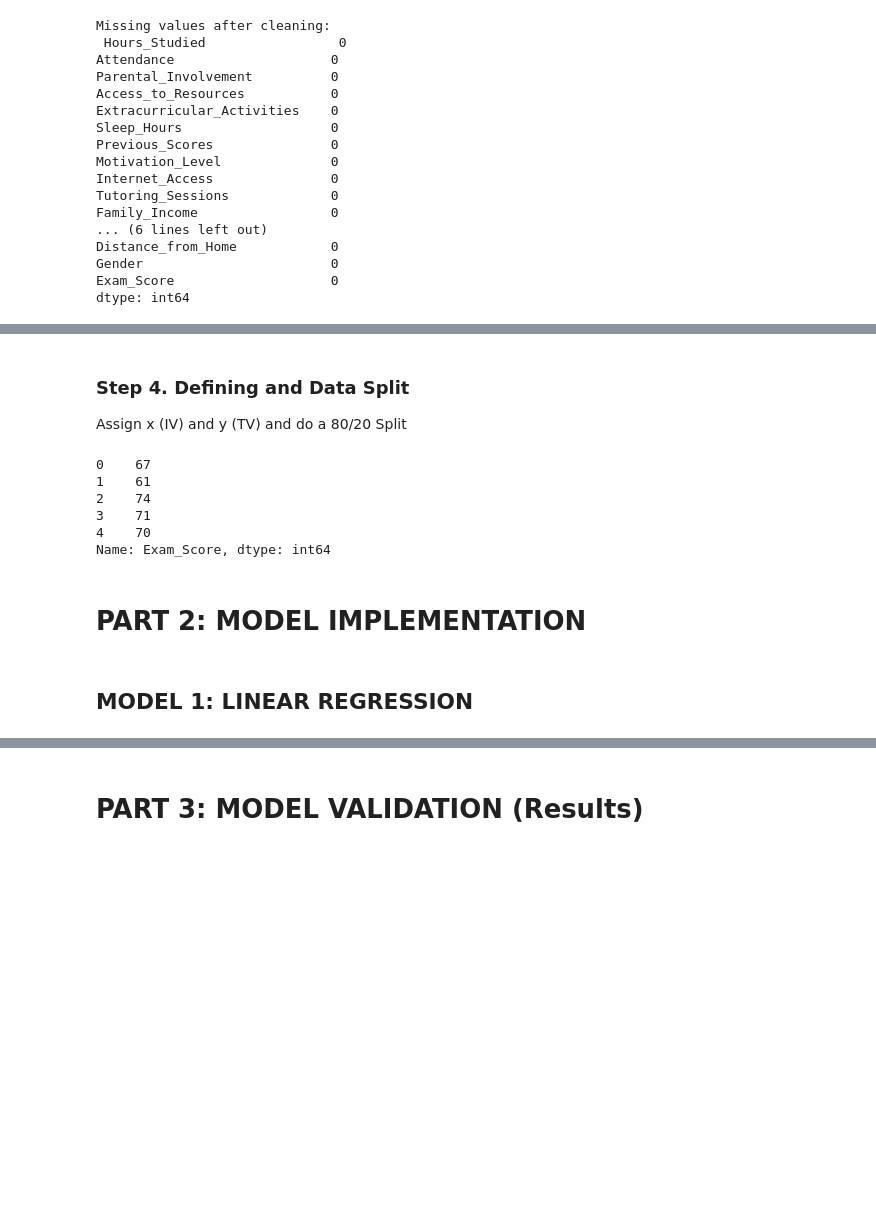
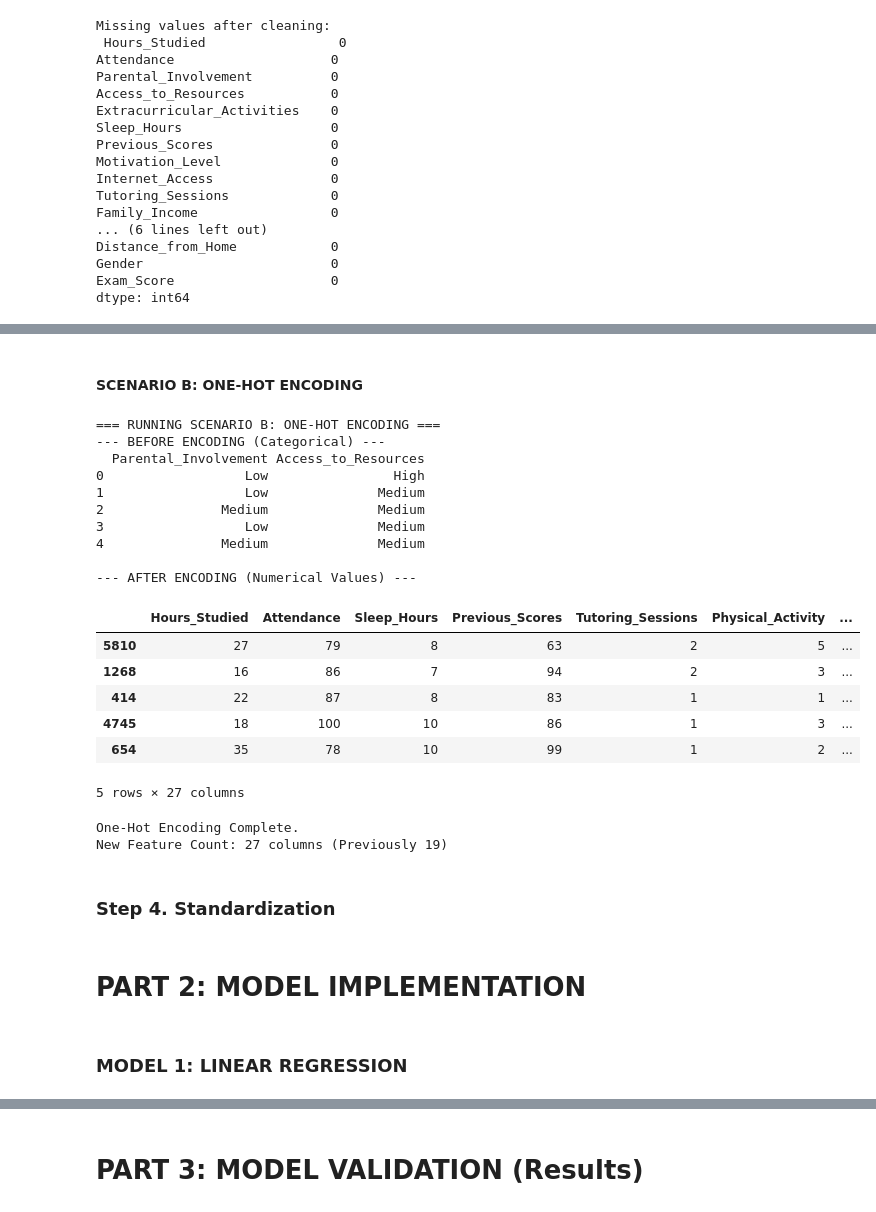
Before and after one commit to Clayton2394/Project_IML, a Jupyter notebook: StudentPerformancePredictionModel.ipynb, the cells around one changed output, grey strips where cells are left out. Drawn from its saved outputs; the diff is of its cells as text; code cells hidden in the pictures; blank space fills up the shorter version.

```diff
--- a/StudentPerformancePredictionModel.ipynb
+++ b/StudentPerformancePredictionModel.ipynb
@@ -223,19 +237,3 @@ print(dataset[['Parental_Involvement', 'Access_to_Resources']].head())
 2                     2                    2
 3                     1                    2
 4                     2                    2
-# %% [markdown]
-### Step 4. Defining and Data Split
-Assign x (IV) and y (TV) and do a 80/20 Split
-# %%
-# Define target variable as 'Exam_Score'
-x = dataset.drop('Exam_Score', axis=1)
-y = dataset['Exam_Score']
-# display of the target variable
-y.head()
-# %% [output]
-0    67
-1    61
-2    74
-3    71
-4    70
-Name: Exam_Score, dtype: int64
@@ -244,0 +240,54 @@ X_train, X_test, y_train, y_test = train_test_split(x, y, test_size=0.2, random_
+# %% [markdown]
+#### SCENARIO B: ONE-HOT ENCODING
+# %%
+print("\n=== RUNNING SCENARIO B: ONE-HOT ENCODING ===")
+df_ohe = dataset.copy()
+# SHOW BEFORE ENCODING
+print("--- BEFORE ENCODING (Categorical) ---")
+print(df_ohe[['Parental_Involvement', 'Access_to_Resources']].head())
+
+x_ohe = dataset.drop('Exam_Score', axis=1)
+y_ohe = dataset['Exam_Score']
+# 1. Split FIRST (Best practice for OHE to handle unknown categories safely) (80/20 Split)
+x_train, x_test, y_train_ohe, y_test_ohe = train_test_split(x_ohe, y_ohe, test_size=0.2, random_state=42)
+
+# 2. Apply get_dummies to x_train
+x_train_ohe = pd.get_dummies(x_train, columns=categorical_columns, drop_first=True)
+# 3. Apply get_dummies to x_test
+x_test_ohe = pd.get_dummies(x_test, columns=categorical_columns, drop_first=True)
+# If drop_first is true it does drop  redundant columns
+
+# SHOW AFTER ENCODING
+print("\n--- AFTER ENCODING (Numerical Values) ---")
+display(x_train_ohe.head())
+
+# --- CRITICAL STEP: ALIGN COLUMNS ---
+# This ensures x_test has the exact same columns as x_train in the same order.
+# Any column in Train that is missing in Test will be added with 0s.
+# Any column in Test that was not in Train will be dropped.
+x_test_ohe = x_test_ohe.reindex(columns=x_train_ohe.columns, fill_value=0)
+
+print("One-Hot Encoding Complete.")
+print(f"New Feature Count: {x_train_ohe.shape[1]} columns (Previously 19)")
+# %% [output]
+=== RUNNING SCENARIO B: ONE-HOT ENCODING ===
+--- BEFORE ENCODING (Categorical) ---
+  Parental_Involvement Access_to_Resources
+0                  Low                High
+1                  Low              Medium
+2               Medium              Medium
+3                  Low              Medium
+4               Medium              Medium
+
+--- AFTER ENCODING (Numerical Values) ---
+|  | Hours_Studied | Attendance | Sleep_Hours | Previous_Scores | Tutoring_Sessions | Physical_Activity | ... |
+| 5810 | 27 | 79 | 8 | 63 | 2 | 5 | ... |
+| 1268 | 16 | 86 | 7 | 94 | 2 | 3 | ... |
+| 414 | 22 | 87 | 8 | 83 | 1 | 1 | ... |
+| 4745 | 18 | 100 | 10 | 86 | 1 | 3 | ... |
+| 654 | 35 | 78 | 10 | 99 | 1 | 2 | ... |
+5 rows × 27 columns
+One-Hot Encoding Complete.
+New Feature Count: 27 columns (Previously 19)
+# %% [markdown]
+### Step 4. Standardization
@@ -245,4 +304,4 @@ X_train, X_test, y_train, y_test = train_test_split(x, y, test_size=0.2, random_
 # %% [markdown]
 # PART 2: MODEL IMPLEMENTATION
 # %% [markdown]
-## MODEL 1: LINEAR REGRESSION
+### MODEL 1: LINEAR REGRESSION
```
Also changed, not shown: parts of 19 cells of this notebook.
